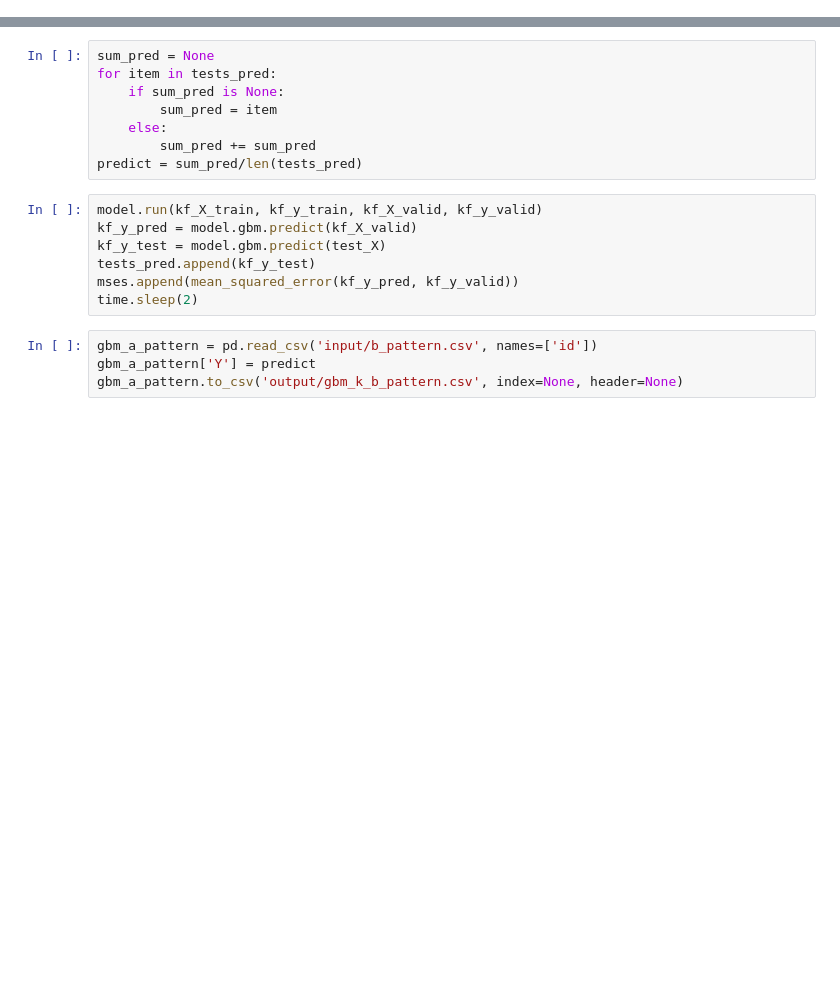
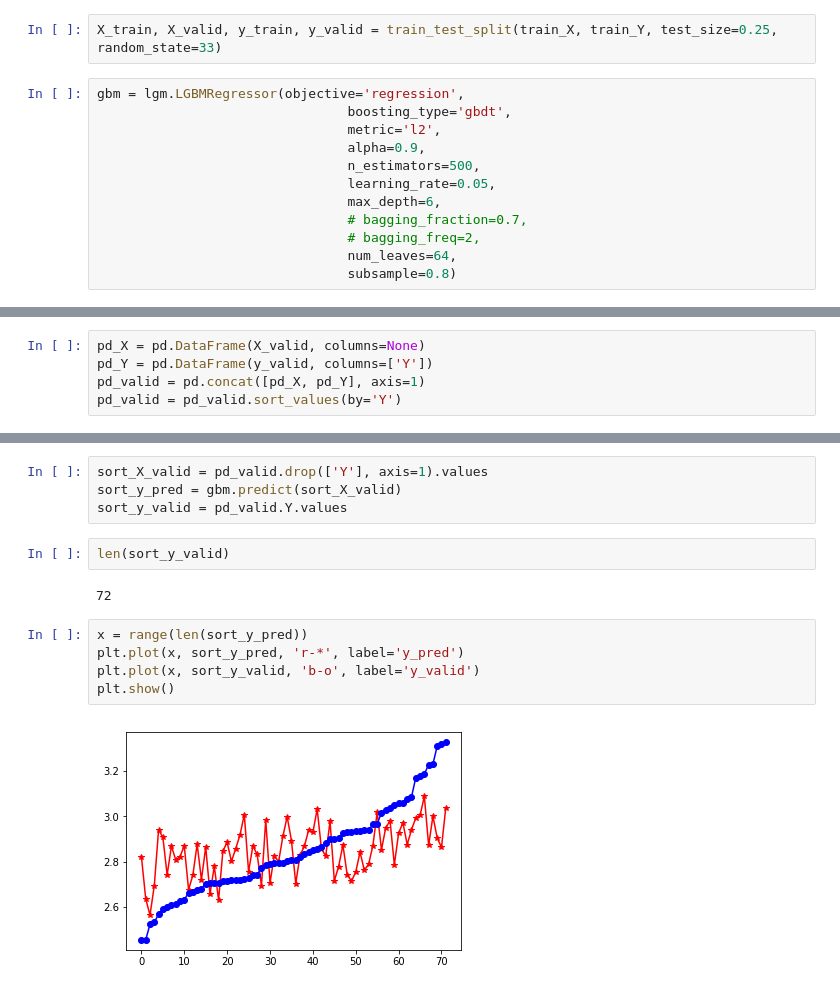
Before and after one commit to koibiki/ai-factory, a Jupyter notebook: Untitled6.ipynb, the cells around one changed output, grey strips where cells are left out. Cells and saved outputs as stored; diff of their text form; blank space fills up the shorter version.

Commit message:
cross validation

```diff
--- a/Untitled6.ipynb
+++ b/Untitled6.ipynb
@@ -128,0 +123,14 @@ kf_X_trains,kf_y_trains,kf_X_valids,kf_y_valid = k_fold_validation(train_X, trai
+# %%
+X_train, X_valid, y_train, y_valid = train_test_split(train_X, train_Y, test_size=0.25, random_state=33)
+# %%
+gbm = lgm.LGBMRegressor(objective='regression',
+                                boosting_type='gbdt',
+                                metric='l2',
+                                alpha=0.9,
+                                n_estimators=500,
+                                learning_rate=0.05,
+                                max_depth=6,
+                                # bagging_fraction=0.7,
+                                # bagging_freq=2,
+                                num_leaves=64,
+                                subsample=0.8)
@@ -129 +317,6 @@ kf_X_trains,kf_y_trains,kf_X_valids,kf_y_valid = k_fold_validation(train_X, trai
+# %%
+pd_X = pd.DataFrame(X_valid, columns=None)
+pd_Y = pd.DataFrame(y_valid, columns=['Y'])
+pd_valid = pd.concat([pd_X, pd_Y], axis=1)
+pd_valid = pd_valid.sort_values(by='Y')
 # %%
@@ -194,19 +326,15 @@ array([ 2.88805541,  2.838365  ,  2.8202737 ,  2.85093634,  2.82425844,
-# %%
-sum_pred = None
-for item in tests_pred:
-    if sum_pred is None:
-        sum_pred = item
-    else:
-        sum_pred += sum_pred
-predict = sum_pred/len(tests_pred)
-# %%
-model.run(kf_X_train, kf_y_train, kf_X_valid, kf_y_valid)
-kf_y_pred = model.gbm.predict(kf_X_valid)
-kf_y_test = model.gbm.predict(test_X)
-tests_pred.append(kf_y_test)
-mses.append(mean_squared_error(kf_y_pred, kf_y_valid))
-time.sleep(2)
-# %%
-gbm_a_pattern = pd.read_csv('input/b_pattern.csv', names=['id'])
-gbm_a_pattern['Y'] = predict
-gbm_a_pattern.to_csv('output/gbm_k_b_pattern.csv', index=None, header=None)
+# %%
+sort_X_valid = pd_valid.drop(['Y'], axis=1).values
+sort_y_pred = gbm.predict(sort_X_valid)
+sort_y_valid = pd_valid.Y.values
+# %%
+len(sort_y_valid)
+# %% [output]
+72
+# %%
+x = range(len(sort_y_pred))
+plt.plot(x, sort_y_pred, 'r-*', label='y_pred')
+plt.plot(x, sort_y_valid, 'b-o', label='y_valid')
+plt.show()
+# %% [output]
+[figure, added]
```
Also changed, not shown: parts of 19 cells of this notebook, 12 other files.
